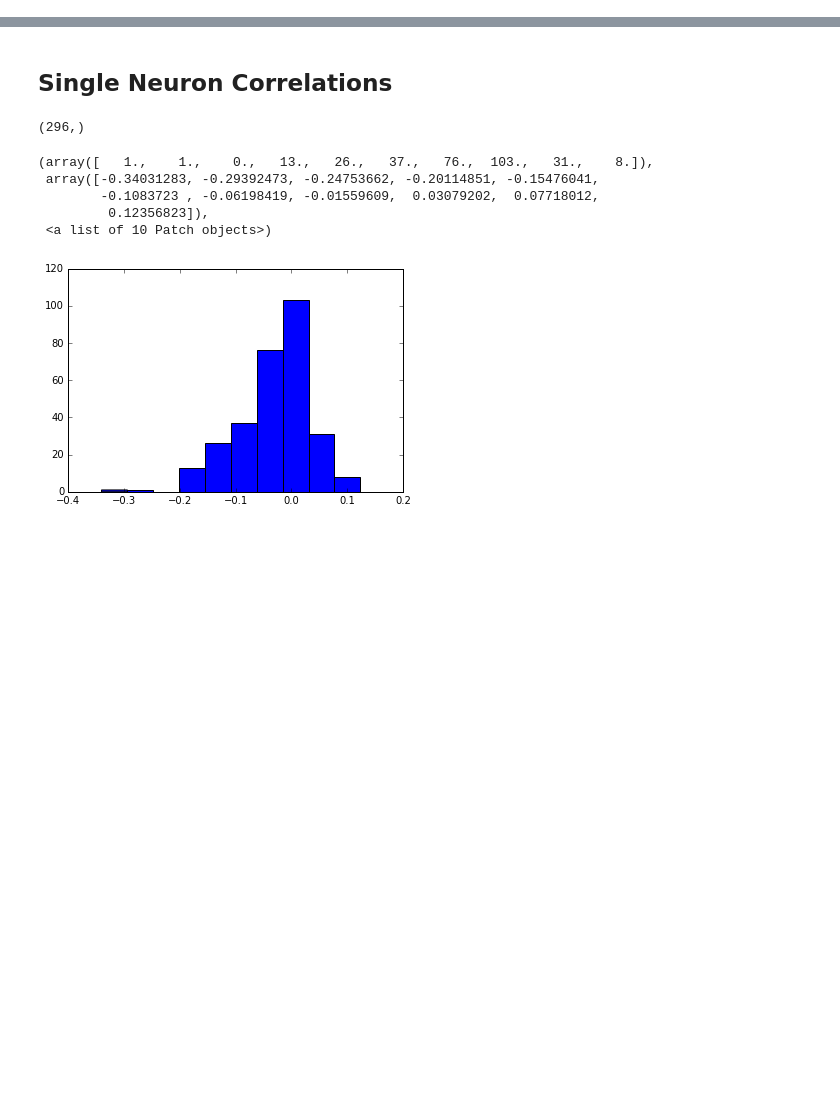
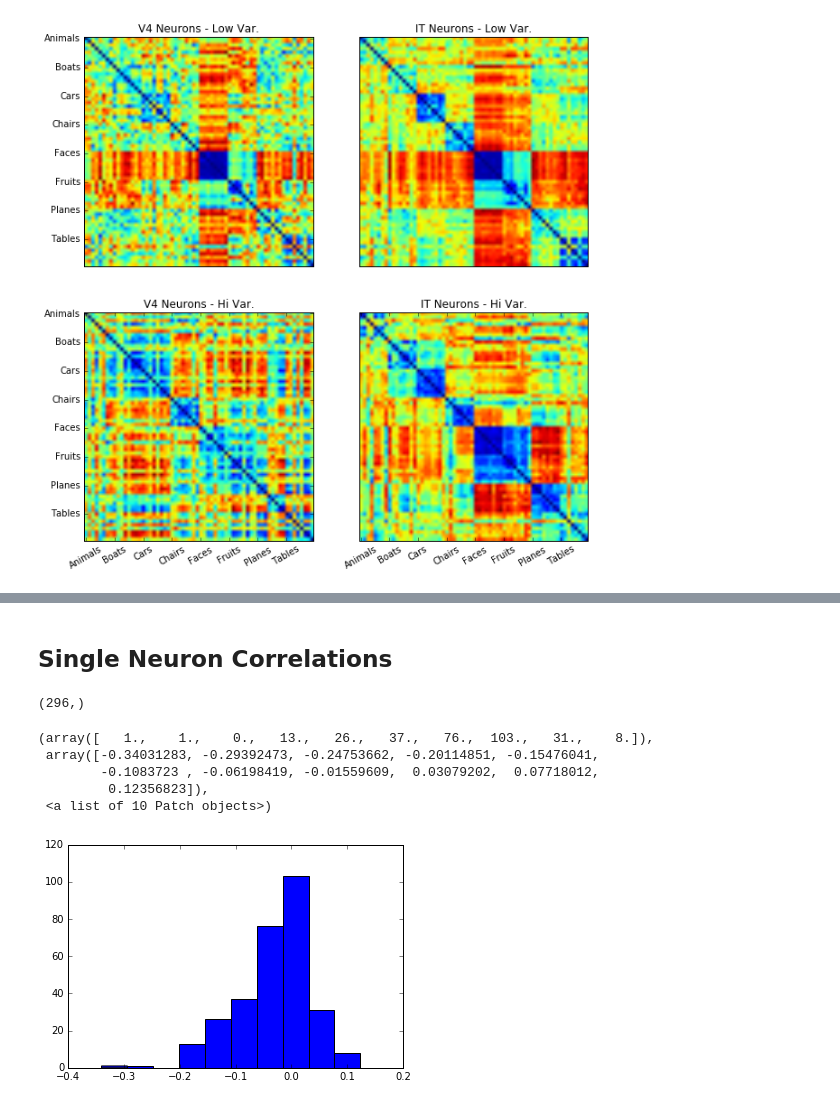
Before and after one commit to neuroailab/psych253, a Jupyter notebook: Lecture3.ipynb, the cells around one changed output, grey strips where cells are left out. Cells and saved outputs as stored; diff of their text form; code cells hidden in the pictures; blank space fills up the shorter version.

```diff
--- a/Lecture3.ipynb
+++ b/Lecture3.ipynb
@@ -16,3 +16,78 @@ import scipy.stats as stats
 #ok let's load the data
 DATA_PATH = "/home/chengxuz/Class/psych253_2018/data/ventral_neural_data.hdf5"
 Ventral_Dataset = h5py.File(DATA_PATH)
+# %%
+#And prepare the same useful constructions we've done a couple of times
+
+categories = Ventral_Dataset['image_meta']['category'][:]   #array of category labels for all images  --> shape == (5760,)
+unique_categories = np.unique(categories)                #array of unique category labels --> shape == (8,)
+objects = Ventral_Dataset['image_meta']['object_name'][:]   #array of object labels for all images --> shape == (5670,)
+unique_objects = np.unique(objects)                      #array of unique object labels --> shape == (64,)
+
+objects_by_category = {c: np.unique(objects[categories == c])
+                       for c in unique_categories}
+
+all_images = Ventral_Dataset['images']
+
+Neural_Data = Ventral_Dataset['time_averaged_trial_averaged'][:]
+
+IT_NEURONS = Ventral_Dataset['neural_meta']['IT_NEURONS']
+V4_NEURONS = Ventral_Dataset['neural_meta']['V4_NEURONS']
+
+V4_Neural_Data = Neural_Data[:, V4_NEURONS]
+IT_Neural_Data = Neural_Data[:, IT_NEURONS]
+# %%
+image_object_means_by_category_var0 = np.row_stack([[all_images[(objects == o) & (var_level == 'V0'), :, :].mean(0)
+                                                                for o in objects_by_category[c]]
+                                                                for c in unique_categories])
+image_object_means_by_category_var0 = image_object_means_by_category_var0.reshape((64, 256**2))
+
+image_object_means_by_category_var6 = np.row_stack([[all_images[(objects == o) & (var_level == 'V6'), :, :].mean(0)
+                                                                for o in objects_by_category[c]]
+                                                                for c in unique_categories])
+image_object_means_by_category_var6 = image_object_means_by_category_var6.reshape((64, 256**2))
+
+V4_object_means_by_category_var0 = np.row_stack([[V4_Neural_Data[(objects == o) & (var_level == 'V0')].mean(0)
+                                                                for o in objects_by_category[c]]
+                                                                for c in unique_categories])
+
+V4_object_means_by_category_var6 = np.row_stack([[V4_Neural_Data[(objects == o) & (var_level == 'V6')].mean(0)
+                                                                for o in objects_by_category[c]]
+                                                                for c in unique_categories])
+
+IT_object_means_by_category_var0 = np.row_stack([[IT_Neural_Data[(objects == o) & (var_level == 'V0')].mean(0)
+                                                                for o in objects_by_category[c]]
+                                                                for c in unique_categories])
+
+
+
+IT_object_means_by_category_var6 = np.row_stack([[IT_Neural_Data[(objects == o) & (var_level == 'V6')].mean(0)
+                                                                for o in objects_by_category[c]]
+                                                                for c in unique_categories])
+
+V4_rdm_var0 = 1 - np.corrcoef(V4_object_means_by_category_var0)
+IT_rdm_var0  = 1 - np.corrcoef(IT_object_means_by_category_var0)
+
+V4_rdm_var6 = 1 - np.corrcoef(V4_object_means_by_category_var6)
+IT_rdm_var6  = 1 - np.corrcoef(IT_object_means_by_category_var6)
+
+plt.figure(figsize=(10, 10))
+plt.subplot(2, 2, 1)
+plt.title('V4 Neurons - Low Var.')
+plt.imshow(V4_rdm_var0)
+plt.yticks(np.arange(0, 64, 8), unique_categories); plt.xticks([]);
+plt.subplot(2, 2, 2)
+plt.title('IT Neurons - Low Var.')
+plt.imshow(IT_rdm_var0)
+plt.gca().set_xticks([]); plt.xticks([]); plt.yticks([]); plt.xticks([]);
+plt.subplot(2, 2, 3)
+plt.title('V4 Neurons - Hi Var.')
+plt.imshow(V4_rdm_var6)
+plt.yticks(np.arange(0, 64, 8), unique_categories);
+plt.xticks(np.arange(0, 64, 8), unique_categories, rotation=30);
+plt.subplot(2, 2, 4)
+plt.title('IT Neurons - Hi Var.')
+plt.imshow(IT_rdm_var6)
+plt.xticks(np.arange(0, 64, 8), unique_categories, rotation=30); plt.yticks([]);
+# %% [output]
+[figure, added]
```
Also changed, not shown: parts of 12 cells of this notebook.
